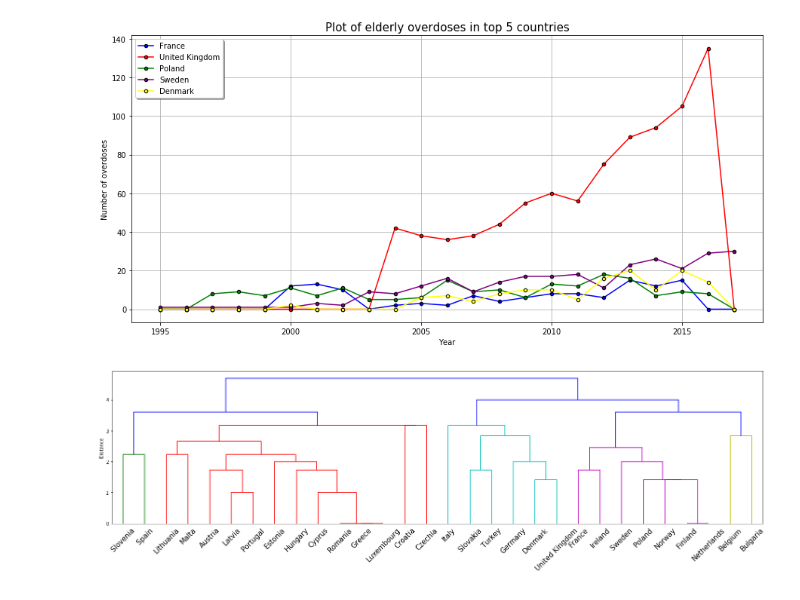
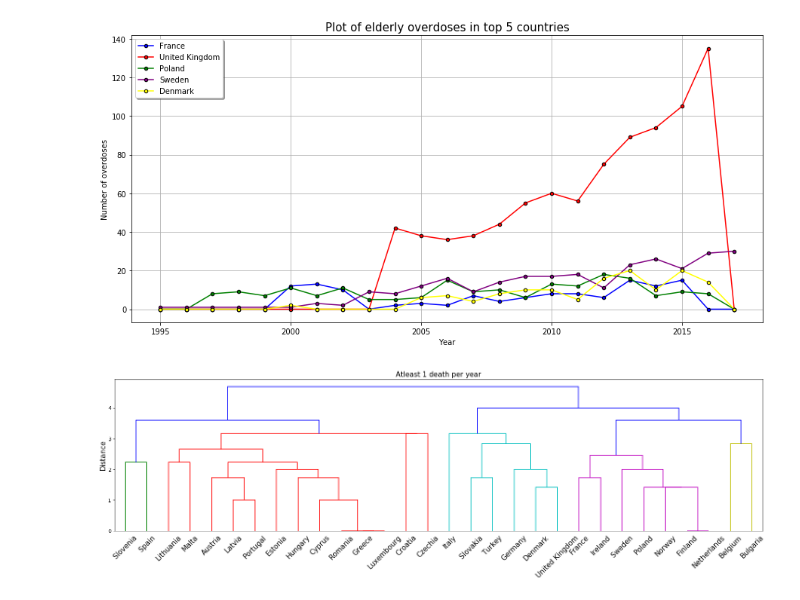
Before and after one commit to danilo1214/PR20ddpdjphv, a Jupyter notebook: Predrag1-Underage and elderly overdoses.ipynb, the cells around one changed output. Saved outputs shown, nothing was run; the diff lists cells and outputs as text; code cells hidden in the pictures.

```diff
--- a/Predrag1-Underage and elderly overdoses.ipynb
+++ b/Predrag1-Underage and elderly overdoses.ipynb
@@ -138,7 +138,7 @@ underage_d={}
 for i,row in f.iterrows():
     if type(row["Country"]) is str:
         country = row["Country"].strip().replace("*", "").strip()
-        underage_d[country] = [row[col] for col in f3.columns[:-1][1:]]
+        underage_d[country] = [row[col] for col in f.columns[:-1][1:]]
         nan_indx = np.isnan(underage_d[country])
         replaceNan(underage_d[country], nan_indx,0)
 for value in underage_d.values():
@@ -352,28 +352,29 @@ plt.grid()
 # %%
 import scipy.cluster.hierarchy as sch
 from sklearn.metrics import silhouette_score
 elderly_d={}
 for i,row in f3.iterrows():
     if type(row["Country"]) is str:
         country = row["Country"].strip().replace("*", "").strip()
         elderly_d[country] = [row[col] for col in f3.columns[:-1][1:]]
         nan_indx = np.isnan(elderly_d[country])
         replaceNan(elderly_d[country], nan_indx,0)
 for value in elderly_d.values():
     for i,el in enumerate(value):
         if(el!=0):
             value[i]=1
         else:
             value[i]=0
 matrix=[]
 for c in elderly_d.keys():
     matrix.append(elderly_d[c])
 L = sch.linkage(matrix, method="complete", metric="euclidean")
 
 plt.figure(figsize=(25, 6))
 labels = [c for c in elderly_d.keys()]
 D    = sch.dendrogram(L, labels=labels, leaf_font_size=15)
-plt.ylabel("Distance")
+plt.ylabel("Distance",fontsize=15)
+plt.title("Atleast 1 death per year",fontsize=15)
 plt.show()
 # %% [output]
-[figure, old version]
+[figure, new version]
```
